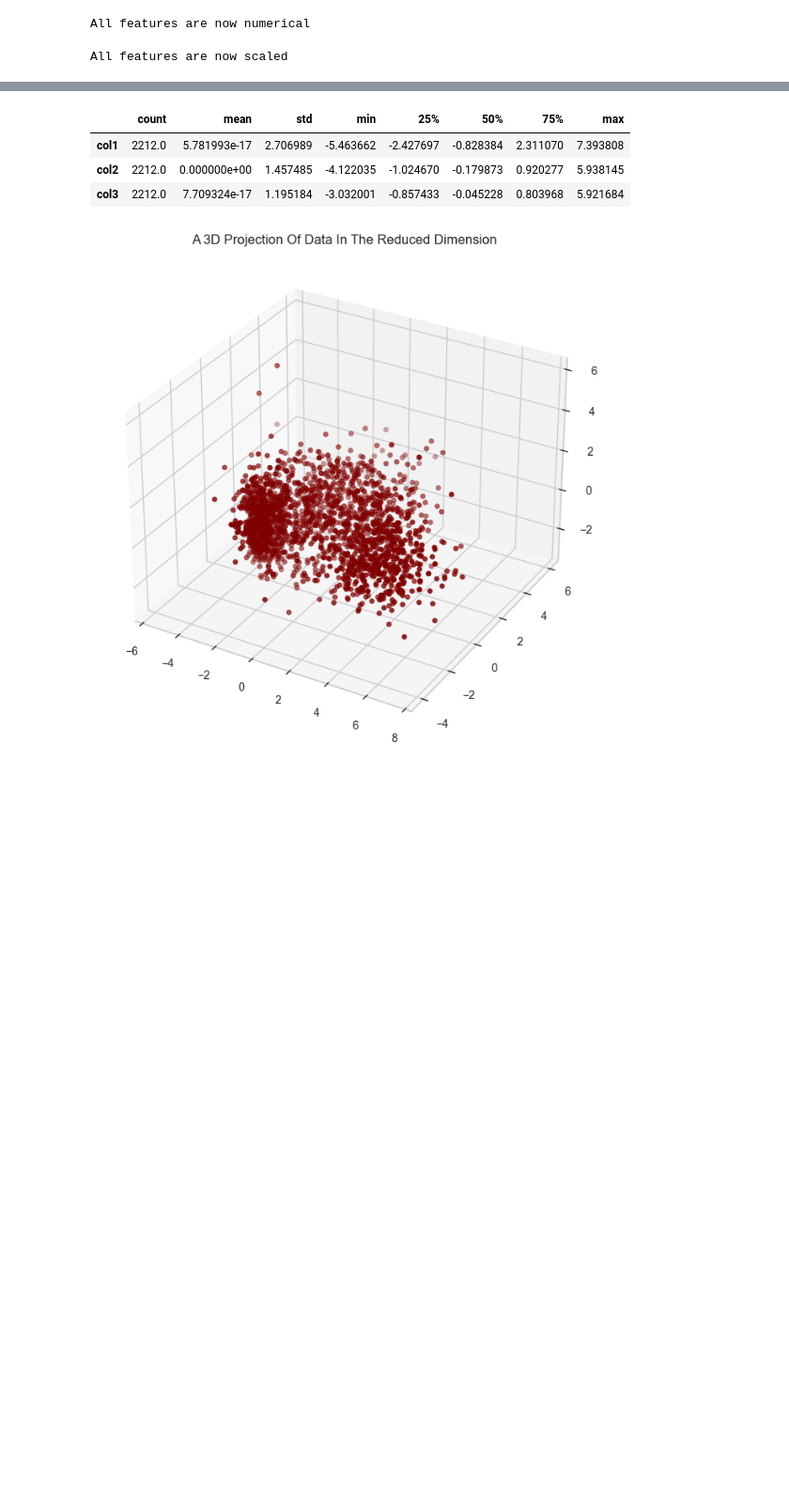
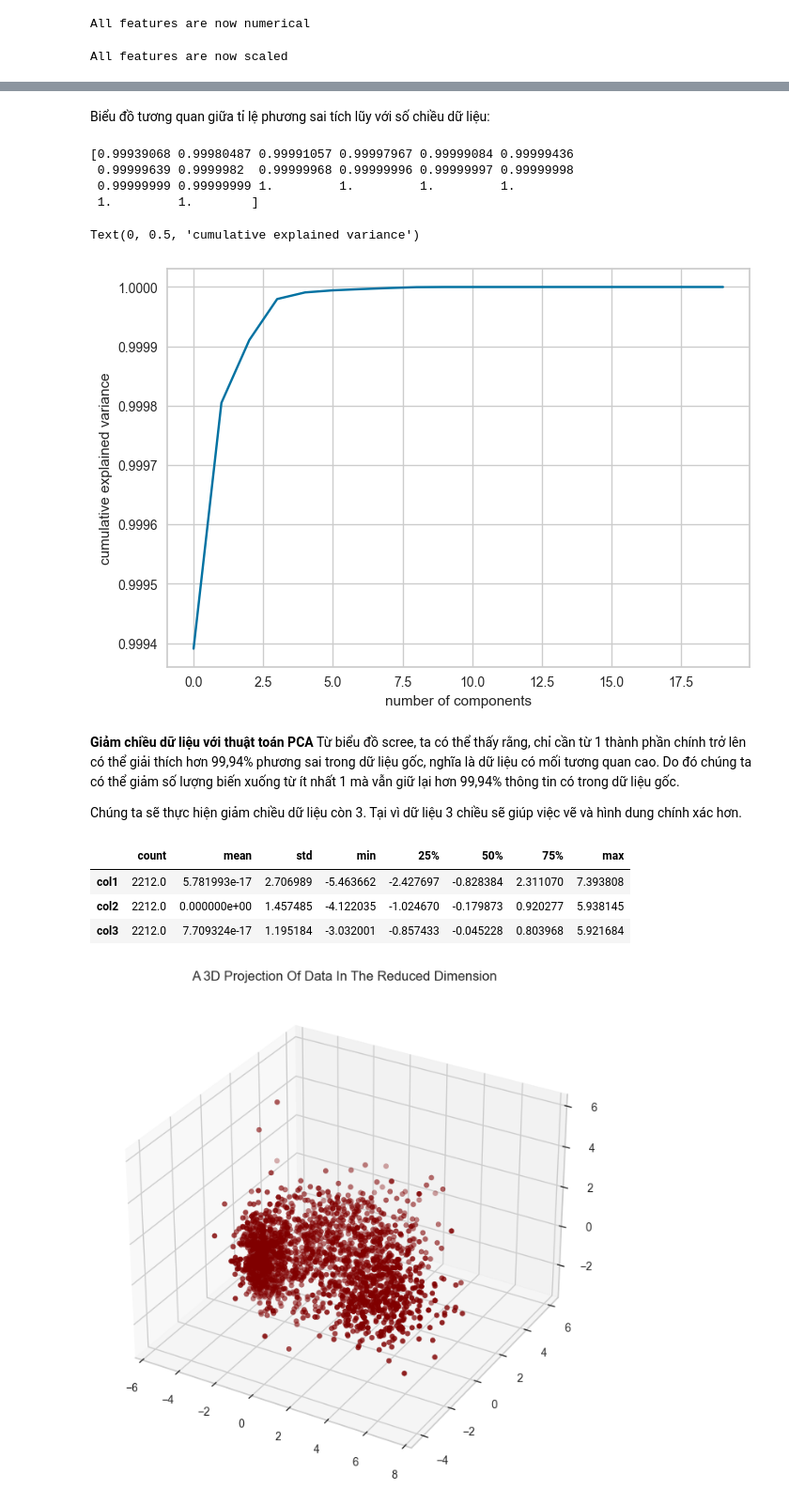
Before and after one commit to NgdHung31/Customer-segmentation-clustering, a Jupyter notebook: customer_segmentation_clustering.ipynb, the cells around one changed output, grey strips where cells are left out. Shown at 94% size. Drawn from its saved outputs; the diff is of its cells as text; code cells hidden in the pictures; blank space fills up the shorter version.

```diff
--- a/customer_segmentation_clustering.ipynb
+++ b/customer_segmentation_clustering.ipynb
@@ -598,3 +596,25 @@ Với project này, thực hiện giảm chiều dữ liệu còn 3.
+# %% [markdown]
+Biểu đồ tương quan giữa tỉ lệ phương sai tích lũy với số chiều dữ liệu:
+# %%
+pca = PCA().fit(ds)
+
+print(pca.explained_variance_ratio_.cumsum())
+
+plt.plot(pca.explained_variance_ratio_.cumsum())
+plt.xlabel('number of components')
+plt.ylabel('cumulative explained variance')
+# %% [output]
+[0.99939068 0.99980487 0.99991057 0.99997967 0.99999084 0.99999436
+ 0.99999639 0.9999982  0.99999968 0.99999996 0.99999997 0.99999998
+ 0.99999999 0.99999999 1.         1.         1.         1.
+ 1.         1.        ]
+Text(0, 0.5, 'cumulative explained variance')
+[figure, added]
+# %% [markdown]
+**Giảm chiều dữ liệu với thuật toán PCA**
+Từ biểu đồ scree, ta có thể thấy rằng, chỉ cần từ 1 thành phần chính trở lên có thể giải thích hơn 99,94% phương sai trong dữ liệu gốc, nghĩa là dữ liệu có mối tương quan cao. Do đó chúng ta có thể giảm số lượng biến xuống từ ít nhất 1 mà vẫn giữ lại hơn 99,94% thông tin có trong dữ liệu gốc.
+
+Chúng ta sẽ thực hiện giảm chiều dữ liệu còn 3. Tại vì dữ liệu 3 chiều sẽ giúp việc vẽ và hình dung chính xác hơn.
 # %%
 #Initiating PCA to reduce dimentions aka features to 3
 pca = PCA(n_components=3)
```
Also changed, not shown: parts of 2 cells of this notebook.
